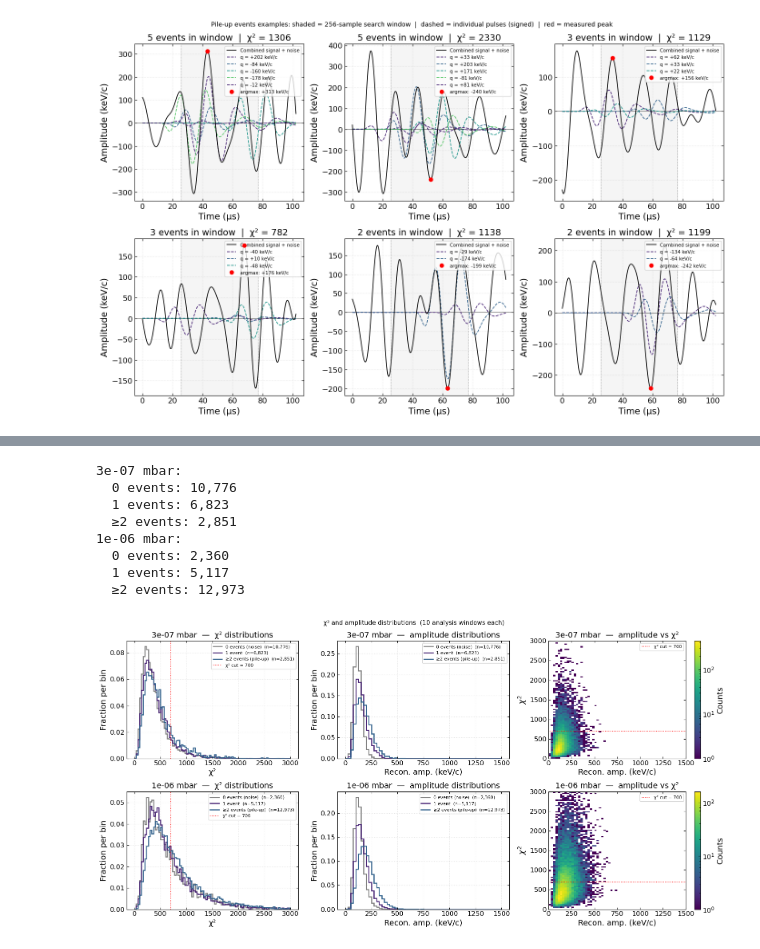
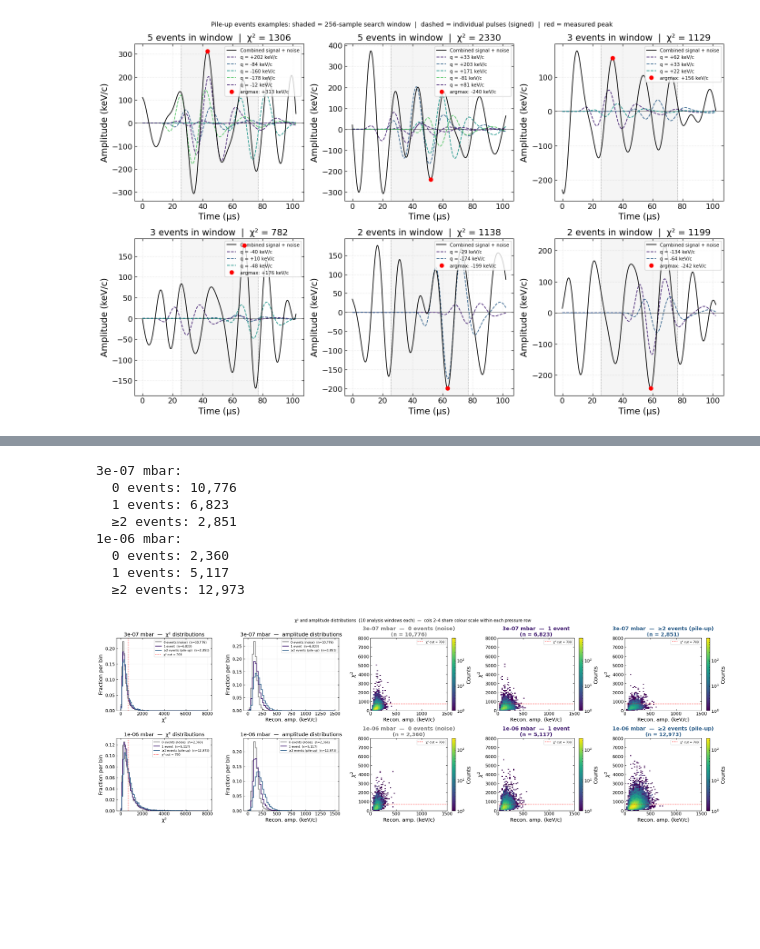
Before and after one commit to yuhants/gas_collisiions, a Jupyter notebook: analysis_notebooks/sphere_20260215/20260225_sphere_20260215_mc_search_effects.ipynb, the cells around one changed output, grey strips where cells are left out. Saved outputs shown, nothing was run; the diff lists cells and outputs as text; code cells hidden in the pictures; blank space fills up the shorter version.

```diff
--- a/analysis_notebooks/sphere_20260215/20260225_sphere_20260215_mc_search_effects.ipynb
+++ b/analysis_notebooks/sphere_20260215/20260225_sphere_20260215_mc_search_effects.ipynb
@@ -1071,5 +1219,4 @@ Found 6 pile-up examples in 1 analysis windows
 # %%
-
 # ── Chi2 and amplitude distributions: noise-only vs single event vs pile-up ──
 #   multiplier=30  (3e-7 mbar): P(≥2 in sub-window) ≈ 14%
 #   multiplier=100 (1e-6 mbar): P(≥2 in sub-window) ≈ 64%
@@ -1077,7 +1224,7 @@ chi2_cases  = [(30, '-'), (100, '--')]
 labels_chi2 = ['0 events (noise)', '1 event', '≥2 events (pile-up)']
 colors_chi2 = ['gray', 'C0', 'C1']
 n_win_sim  = 10
-bins_chi2   = np.linspace(0, 3000, 91)
+bins_chi2   = np.linspace(0, 8000, 91)
 bins_amp_c  = np.linspace(0, 1500, 61)
 
 results_by_case = {}   # keyed by multiplier
@@ -1119,16 +1266,16 @@ for chi2_mult, _ in chi2_cases:
     for k, v in chi2_by_nev.items():
         print(f'  {k if k < 2 else "≥2"} events: {len(v):,}')
 
-# ── Plot: 2 rows (pressure) × 3 cols (chi2 / amp / 2D) ───────────────────
+# ── Plot: 2 rows (pressure) × 5 cols (chi2 / amp / 2D×3) ─────────────────
 from matplotlib.colors import LogNorm
 
-fig, axes = plt.subplots(2, 3, figsize=(16, 8))
+fig, axes = plt.subplots(2, 5, figsize=(24, 8))
 
 for row, (chi2_mult, _) in enumerate(chi2_cases):
     lbl_p = f'{p_mbar * chi2_mult:.0e} mbar'
     res   = results_by_case[chi2_mult]
 
-    # ── Col 0: chi2 histogram (linear) ───────────────────────────────────
+    # ── Col 0: chi2 histogram ─────────────────────────────────────────────
     ax = axes[row, 0]
     for nev, col_c, lbl_cat in zip([0, 1, 2], colors_chi2, labels_chi2):
         vals = res['chi2'][nev]
@@ -1148,48 +1295,69 @@ for row, (chi2_mult, _) in enumerate(chi2_cases):
     # ── Col 1: amplitude histogram ────────────────────────────────────────
     ax = axes[row, 1]
     for nev, col_c, lbl_cat in zip([0, 1, 2], colors_chi2, labels_chi2):
         vals = res['amp'][nev]
         if len(vals) == 0:
             continue
         hh, _ = np.histogram(vals, bins=bins_amp_c)
         ax.stairs(hh / len(vals), bins_amp_c, color=col_c, linewidth=1.8,
                   label=f'{lbl_cat}  (n={len(vals):,})')
     ax.legend(fontsize=8)
     ax.grid(True, ls=':', alpha=0.4)
     ax.set_xlabel('Recon. amp. (keV/c)')
     ax.set_ylabel('Fraction per bin')
     ax.set_title(f'{lbl_p}  —  amplitude distributions')
 
-    # ── Col 2: 2D histogram (amplitude vs chi2) ───────────────────────────
-    ax = axes[row, 2]
-    all_amp  = np.concatenate([res['amp'][k]  for k in [0, 1, 2]])
-    all_chi2 = np.concatenate([res['chi2'][k] for k in [0, 1, 2]])
-    if len(all_amp) > 0:
-        _, _, _, img = ax.hist2d(
-            all_amp, all_chi2,
-            bins=[bins_amp_c, bins_chi2],
-            norm=LogNorm(),
-            cmap='viridis',
+    # ── Cols 2–4: 2D histogram per event-multiplicity category ───────────
+    # Compute a shared vmax across all three categories for this pressure row
+    # so the colour scale is comparable.
+    h2d_results = {}
+    for nev in [0, 1, 2]:
+        amp_v  = np.array(res['amp'][nev])
+        chi2_v = np.array(res['chi2'][nev])
+        if len(amp_v) == 0:
+            h2d_results[nev] = None
+            continue
+        hh2d, xedges, yedges = np.histogram2d(
+            amp_v, chi2_v, bins=[bins_amp_c, bins_chi2]
         )
-        plt.colorbar(img, ax=ax, label='Counts')
-    ax.axhline(chi2_threshold, color='r', ls=':', lw=1.2, label=f'χ² cut = {chi2_threshold:.0f}')
-    ax.legend(fontsize=8)
-    ax.set_xlabel('Recon. amp. (keV/c)')
-    ax.set_ylabel(r'$\chi^2$')
-    ax.set_title(f'{lbl_p}  —  amplitude vs χ²')
+        h2d_results[nev] = (hh2d, xedges, yedges)
+
+    counts_all = [h[0] for h in h2d_results.values() if h is not None]
+    vmin = 1
+    vmax = max(h.max() for h in counts_all) if counts_all else 1
+    norm_shared = LogNorm(vmin=vmin, vmax=vmax)
+
+    for col_offset, (nev, col_c, lbl_cat) in enumerate(zip([0, 1, 2], colors_chi2, labels_chi2)):
+        ax = axes[row, 2 + col_offset]
+        h2d = h2d_results[nev]
+        if h2d is not None:
+            hh2d, xedges, yedges = h2d
+            img = ax.pcolormesh(
+                xedges, yedges, hh2d.T,
+                norm=norm_shared, cmap='viridis',
+            )
+            plt.colorbar(img, ax=ax, label='Counts')
+        ax.axhline(chi2_threshold, color='r', ls=':', lw=1.2,
+                   label=f'χ² cut = {chi2_threshold:.0f}')
+        ax.legend(fontsize=8)
+        ax.set_xlabel('Recon. amp. (keV/c)')
+        ax.set_ylabel(r'$\chi^2$')
+        ax.set_title(f'{lbl_p}  —  {lbl_cat}\n(n = {len(res["amp"][nev]):,})',
+                     color=col_c, fontweight='bold')
 
 fig.suptitle(
-    f'χ² and amplitude distributions  ({n_win_sim} analysis windows each)',
+    f'χ² and amplitude distributions  ({n_win_sim} analysis windows each)'
+    f'  —  cols 2–4 share colour scale within each pressure row',
     fontsize=11,
 )
 plt.tight_layout()
 # %% [output]
 3e-07 mbar:
   0 events: 10,776
   1 events: 6,823
   ≥2 events: 2,851
 1e-06 mbar:
   0 events: 2,360
   1 events: 5,117
   ≥2 events: 12,973
-[figure, old version]
+[figure, new version]
```
Also changed, not shown: parts of 4 cells of this notebook, 10 other files.
